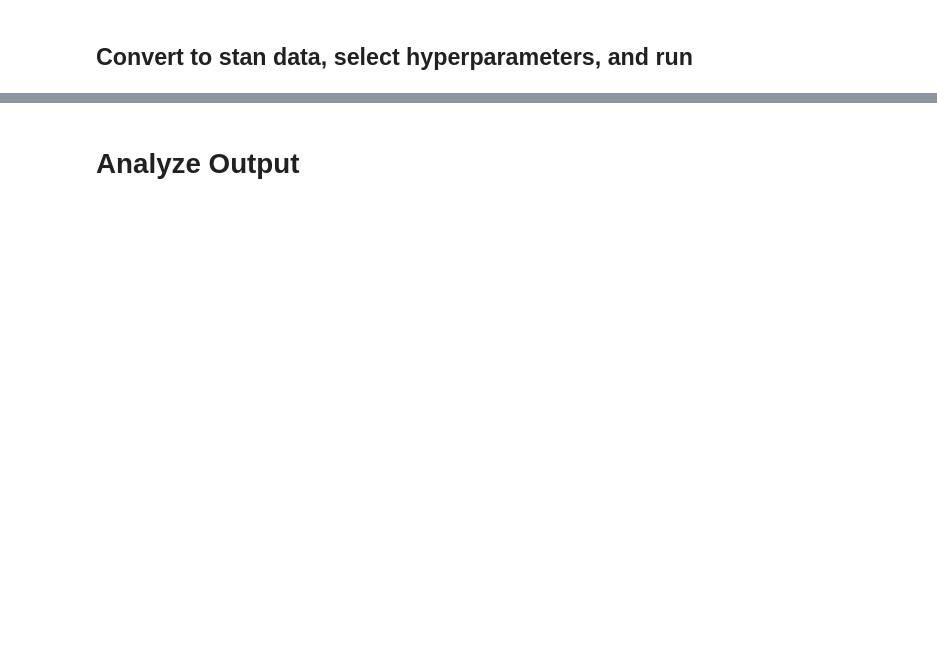
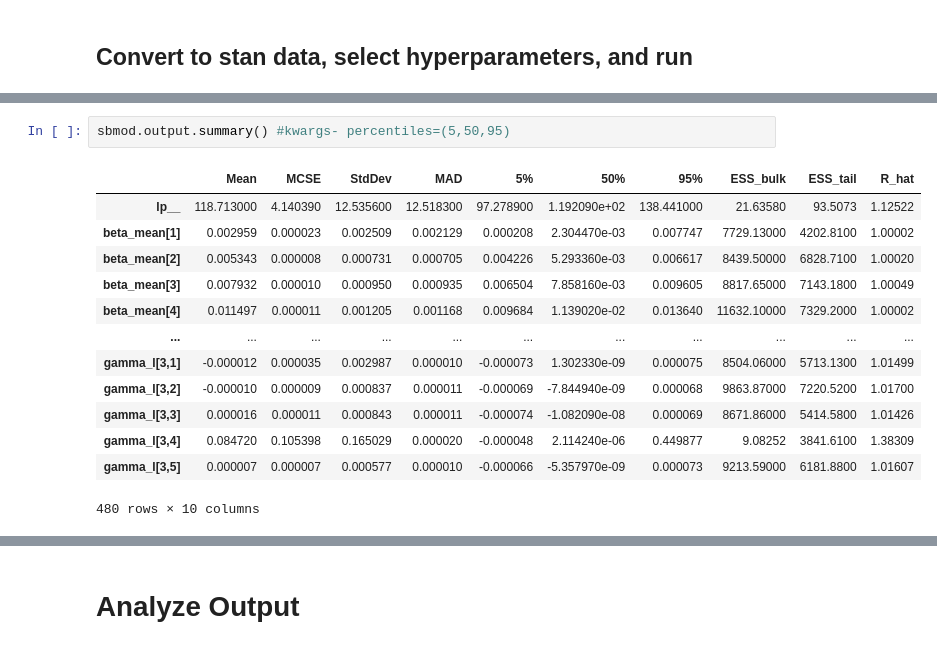
Before and after one commit to lanl/sparse_bias, a Jupyter notebook: example.ipynb, the cells around one changed output, grey strips where cells are left out. Saved outputs shown, nothing was run; the diff lists cells and outputs as text; blank space fills up the shorter version.

```diff
--- a/example.ipynb
+++ b/example.ipynb
@@ -208,0 +234,16 @@ Consider re-running with show_console=True if the above output is unclear!
+# %%
+sbmod.output.summary() #kwargs- percentiles=(5,50,95)
+# %% [output]
+|  | Mean | MCSE | StdDev | MAD | 5% | 50% | 95% | ESS_bulk | ESS_tail | R_hat |
+| lp__ | 118.713000 | 4.140390 | 12.535600 | 12.518300 | 97.278900 | 1.192090e+02 | 138.441000 | 21.63580 | 93.5073 | 1.12522 |
+| beta_mean[1] | 0.002959 | 0.000023 | 0.002509 | 0.002129 | 0.000208 | 2.304470e-03 | 0.007747 | 7729.13000 | 4202.8100 | 1.00002 |
+| beta_mean[2] | 0.005343 | 0.000008 | 0.000731 | 0.000705 | 0.004226 | 5.293360e-03 | 0.006617 | 8439.50000 | 6828.7100 | 1.00020 |
+| beta_mean[3] | 0.007932 | 0.000010 | 0.000950 | 0.000935 | 0.006504 | 7.858160e-03 | 0.009605 | 8817.65000 | 7143.1800 | 1.00049 |
+| beta_mean[4] | 0.011497 | 0.000011 | 0.001205 | 0.001168 | 0.009684 | 1.139020e-02 | 0.013640 | 11632.10000 | 7329.2000 | 1.00002 |
+| ... | ... | ... | ... | ... | ... | ... | ... | ... | ... | ... |
+| gamma_l[3,1] | -0.000012 | 0.000035 | 0.002987 | 0.000010 | -0.000073 | 1.302330e-09 | 0.000075 | 8504.06000 | 5713.1300 | 1.01499 |
+| gamma_l[3,2] | -0.000010 | 0.000009 | 0.000837 | 0.000011 | -0.000069 | -7.844940e-09 | 0.000068 | 9863.87000 | 7220.5200 | 1.01700 |
+| gamma_l[3,3] | 0.000016 | 0.000011 | 0.000843 | 0.000011 | -0.000074 | -1.082090e-08 | 0.000069 | 8671.86000 | 5414.5800 | 1.01426 |
+| gamma_l[3,4] | 0.084720 | 0.105398 | 0.165029 | 0.000020 | -0.000048 | 2.114240e-06 | 0.449877 | 9.08252 | 3841.6100 | 1.38309 |
+| gamma_l[3,5] | 0.000007 | 0.000007 | 0.000577 | 0.000010 | -0.000066 | -5.357970e-09 | 0.000073 | 9213.59000 | 6181.8800 | 1.01607 |
+480 rows × 10 columns
```
Also changed, not shown: parts of 22 cells of this notebook, 2 other files.
